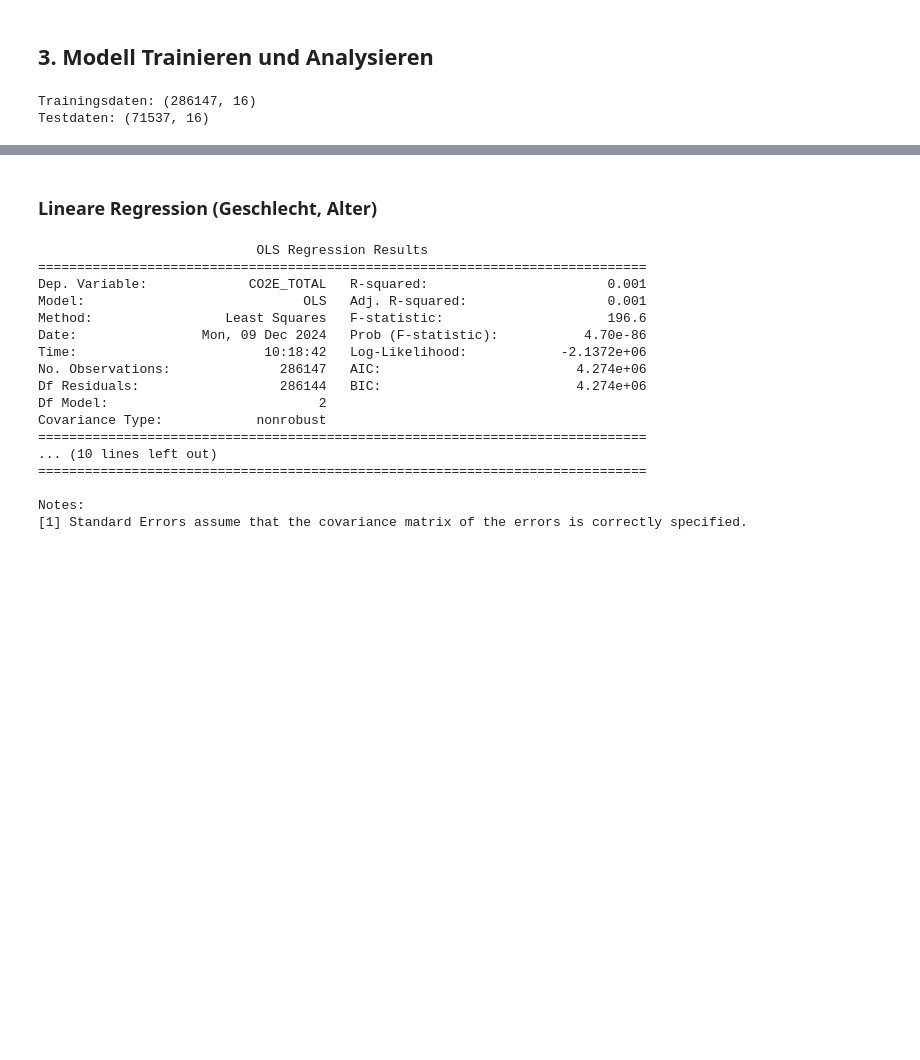
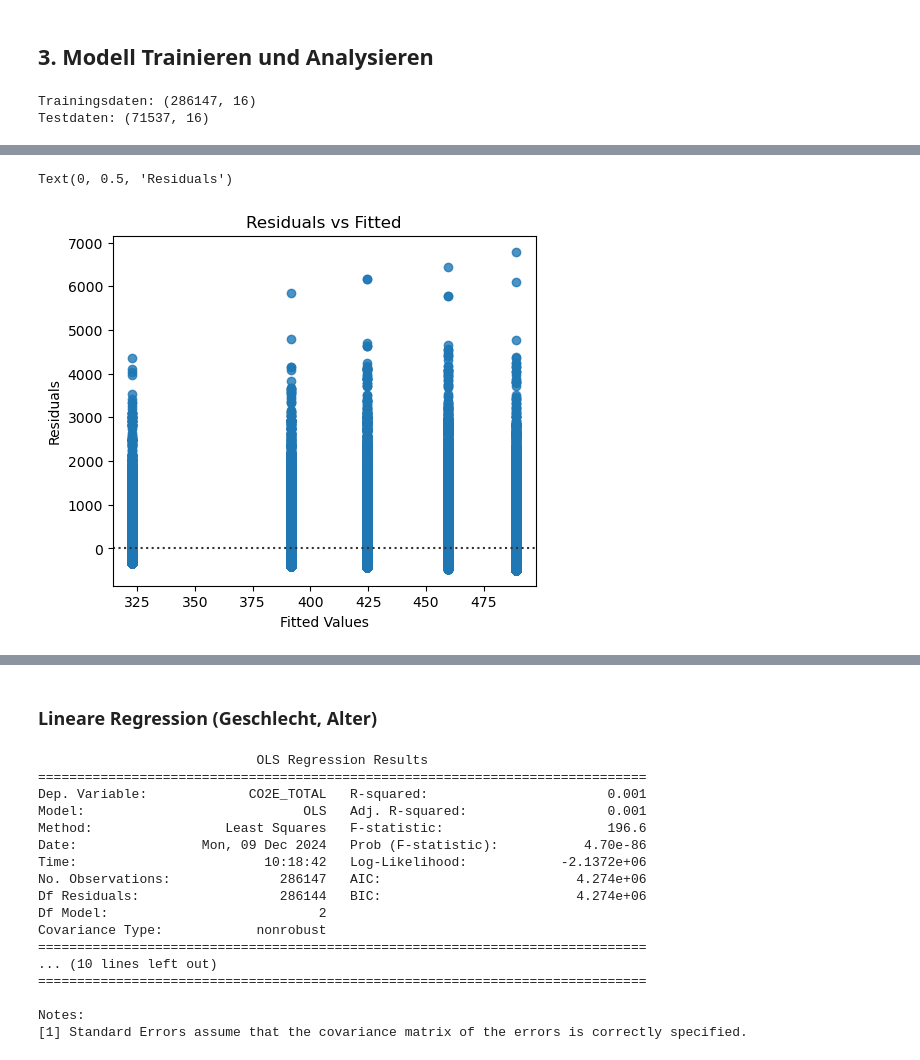
Before and after one commit to LeonidWouters/ANM, a Jupyter notebook: Multiple lineare Regression (nach Güteklasse).ipynb, the cells around one changed output, grey strips where cells are left out. Saved outputs shown, nothing was run; the diff lists cells and outputs as text; code cells hidden in the pictures; blank space fills up the shorter version.

Commit message:
Add files via upload
Residuenanalyse und Erstellung eines neuen Modells

```diff
--- a/Multiple lineare Regression (nach Güteklasse).ipynb
+++ b/Multiple lineare Regression (nach Güteklasse).ipynb
@@ -214,0 +217,7 @@ Testdaten: (71537, 16)
+# %%
+X0 = train[['HH_OEV_GUETEKLASSE_2', 'HH_OEV_GUETEKLASSE_3', 'HH_OEV_GUETEKLASSE_4', 'HH_OEV_GUETEKLASSE_5']]
+X0 = sm.add_constant(X0)
+y0 = train['CO2E_TOTAL']
+# %%
+model0 = sm.OLS(y0, X0).fit()
+print(model0.summary())
@@ -214,0 +242,16 @@ Testdaten: (71537, 16)
+# %%
+# Residuen berechnen
+residuals0 = model0.resid
+fitted_values0 = model0.fittedvalues
+# %%
+# Plot 1: Residuals vs Fitted
+plt.figure(figsize=(12, 10))
+
+plt.subplot(2, 2, 1)
+sns.residplot(x=fitted_values0, y=residuals0, line_kws={'color': 'red', 'lw': 2})
+plt.title('Residuals vs Fitted')
+plt.xlabel('Fitted Values')
+plt.ylabel('Residuals')
+# %% [output]
+Text(0, 0.5, 'Residuals')
+[figure, added]
```
Also changed, not shown: parts of 25 cells of this notebook.
